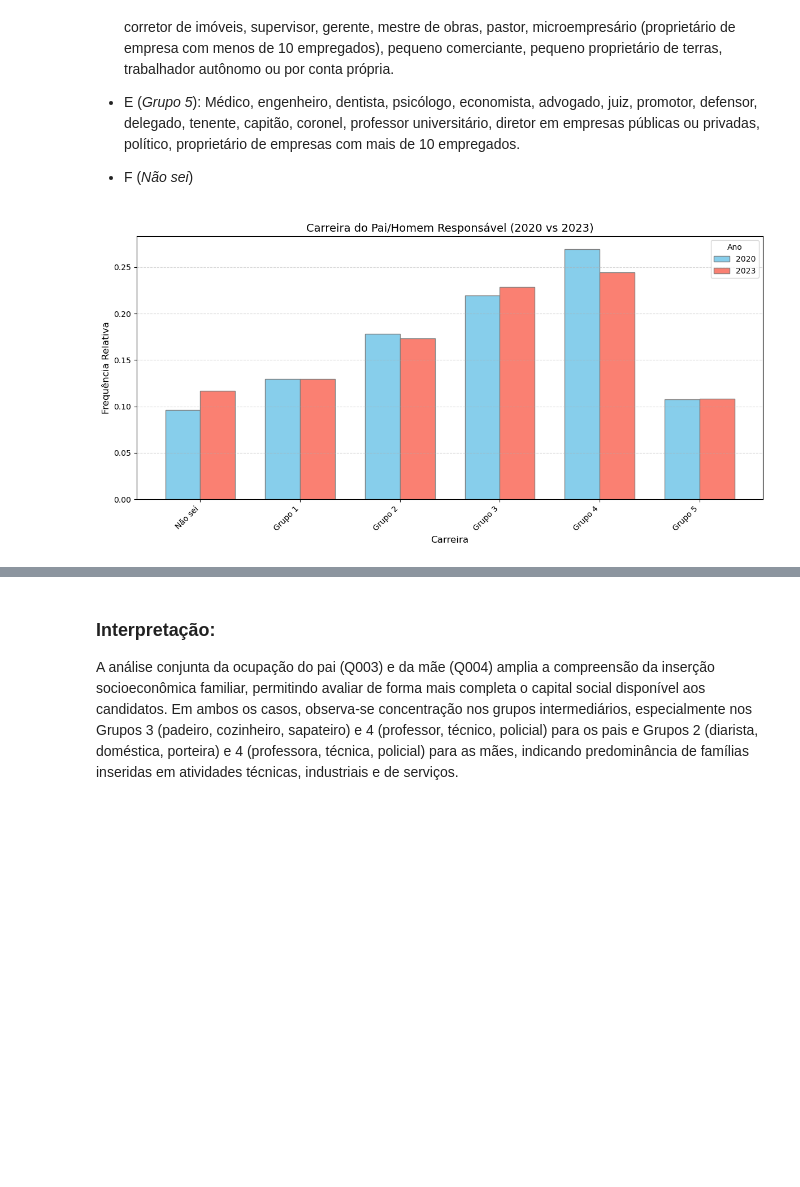
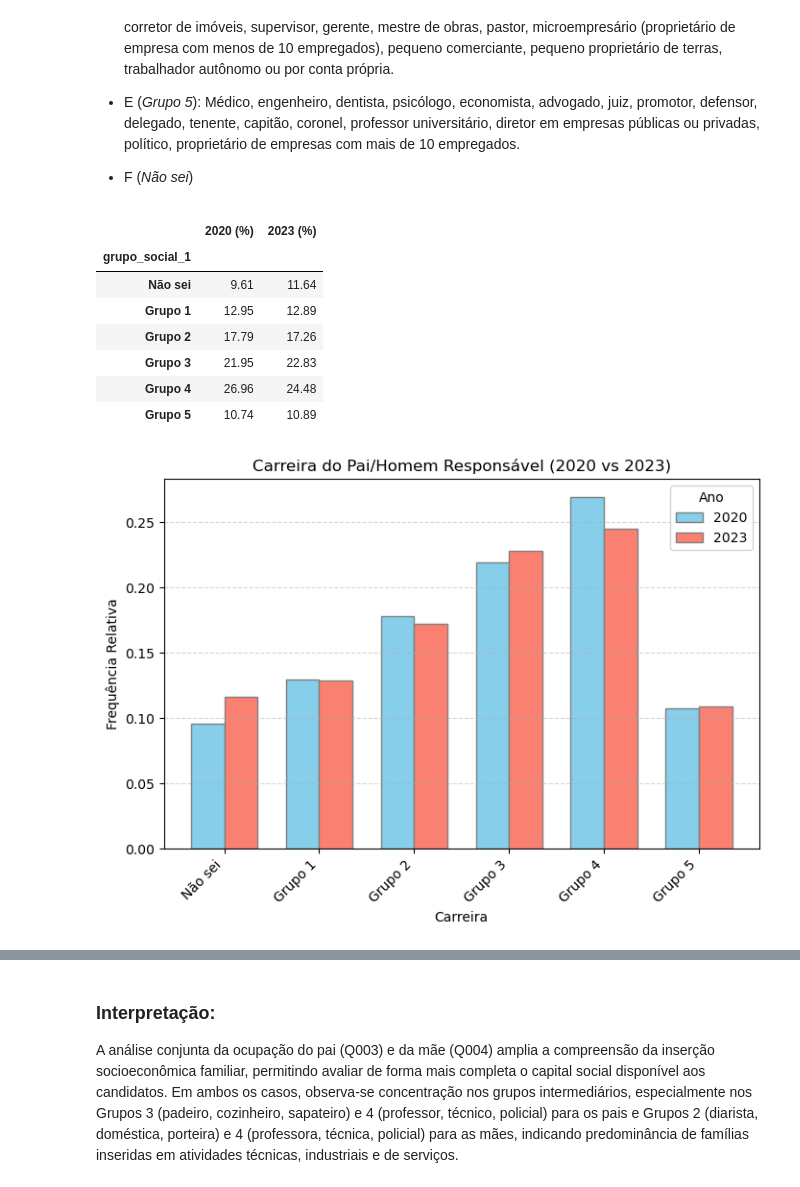
Before and after one commit to AllineOliveira/Projeto-2-Cdados, a Jupyter notebook: Projeto 2 - Grupo 6 2.ipynb, the cells around one changed output, grey strips where cells are left out. Saved outputs shown, nothing was run; the diff lists cells and outputs as text; code cells hidden in the pictures; blank space fills up the shorter version.

```diff
--- a/Projeto 2 - Grupo 6 2.ipynb
+++ b/Projeto 2 - Grupo 6 2.ipynb
@@ -732,7 +732,16 @@ ___
 
 - F (*Não sei*)
 # %%
-barplot('grupo_social_1','Carreira do Pai/Homem Responsável (2020 vs 2023)','Carreira',True,ordem_categorias)
+ordem = ['Não sei','Grupo 1','Grupo 2','Grupo 3','Grupo 4','Grupo 5']
+barplot('grupo_social_1','Carreira do Pai/Homem Responsável (2020 vs 2023)','Carreira',True,ordem)
 # %% [output]
+|  | 2020 (%) | 2023 (%) |
+| grupo_social_1 |  |  |
+| Não sei | 9.61 | 11.64 |
+| Grupo 1 | 12.95 | 12.89 |
+| Grupo 2 | 17.79 | 17.26 |
+| Grupo 3 | 21.95 | 22.83 |
+| Grupo 4 | 26.96 | 24.48 |
+| Grupo 5 | 10.74 | 10.89 |
-[figure, old version]
+[figure, new version]
 # %%
```
Also changed, not shown: parts of 49 cells of this notebook.
